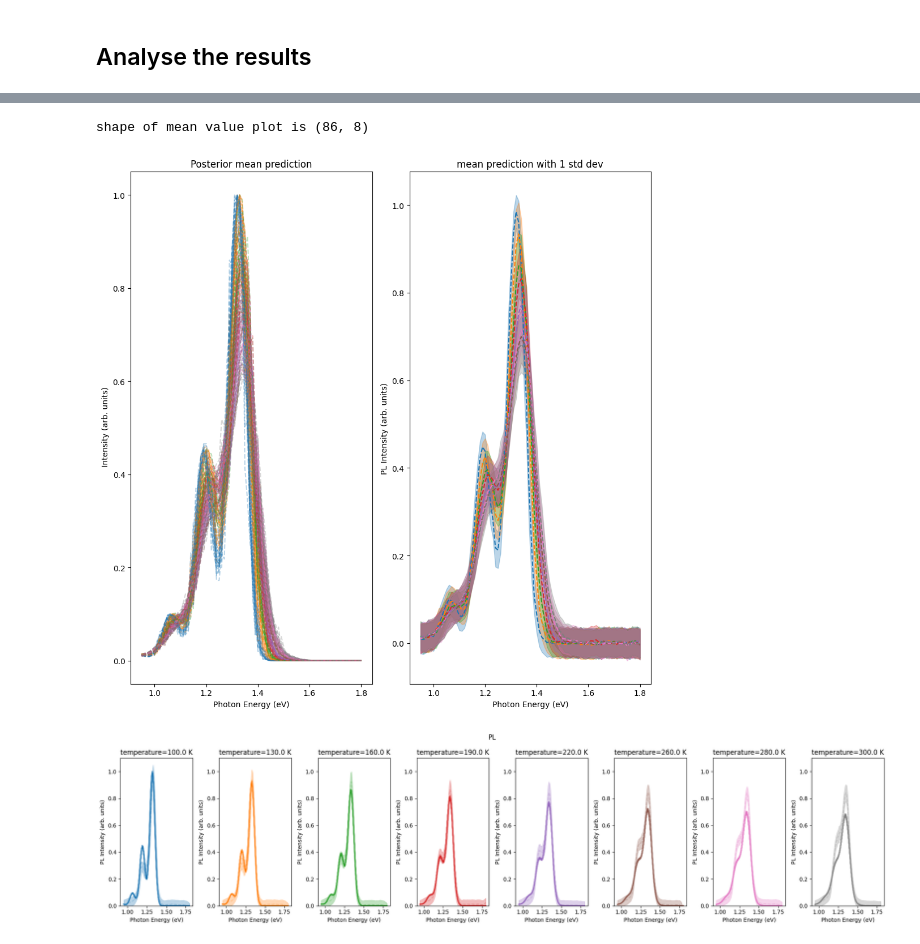
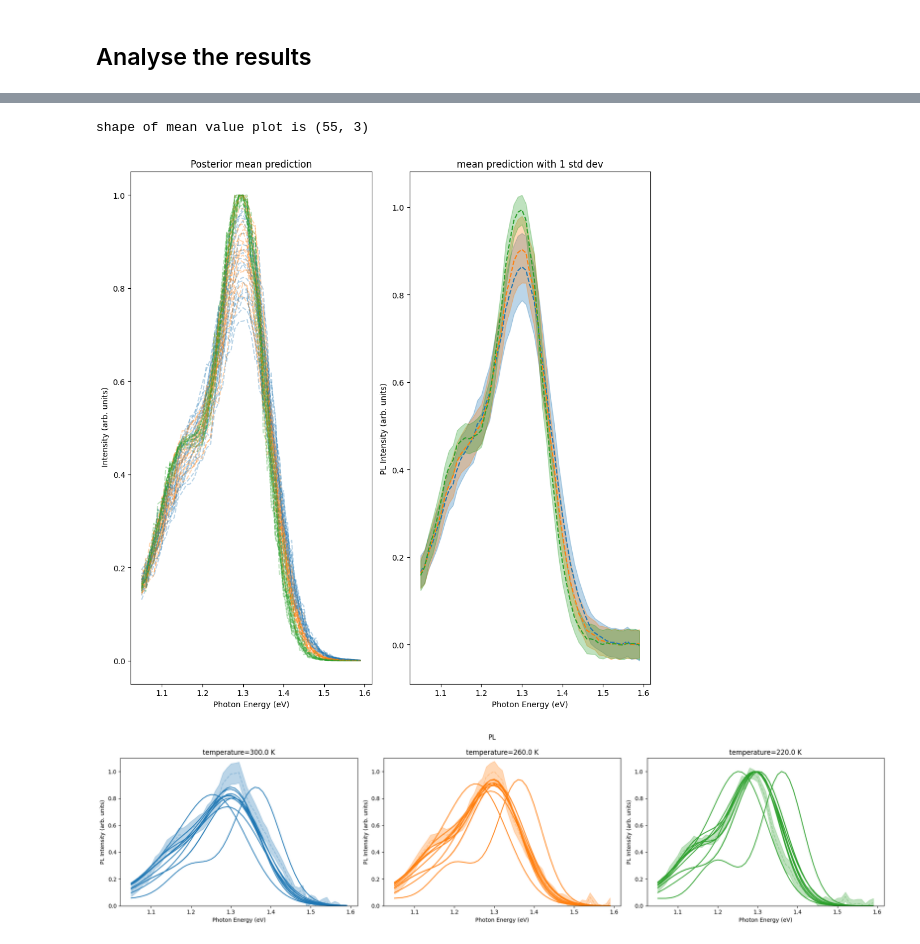
Before and after one commit to mohammedazzouzi15/pl_temp_fit, a Jupyter notebook: notebook/2_analyse_sampling_output_PL.ipynb, the cells around one changed output, grey strips where cells are left out. Cells and saved outputs as stored; diff of their text form; code cells hidden in the pictures.

```diff
--- a/notebook/2_analyse_sampling_output_PL.ipynb
+++ b/notebook/2_analyse_sampling_output_PL.ipynb
@@ -66,5 +63,5 @@ df_all
 # %%
-index_analyse = 1
+index_analyse = 0
 test_id = df_all['test_id'].loc[index_analyse]
 model_config, model_config_save = config_utils.load_model_config(test_id, database_folder = "fit_experimental_emcee_PL/fit_data_base/")
 filename = model_config_save['save_folder'] + "/sampler.h5"
@@ -74,5 +71,5 @@ distribution = reader.get_chain(discard=0, flat=True)
 from pl_temp_fit import plot_utils
 import importlib
 importlib.reload(plot_utils)
-plot_utils.plot_fit_statistics(reader,range_log_prior = (-500,0),discard=30,range_chi_square = (0,3),filter_log_likelihood=True)
+plot_utils.plot_fit_statistics(reader,range_log_prior = (-500,0),discard=0,range_chi_square = (0,3),filter_log_likelihood=True)
 # %% [output]
@@ -122,9 +119,9 @@ ax.set_xlim(1, 1.6)
 # %%
-plot_utils.plot_fit_to_experimental_data(model_config_save,model_config,reader,discard=60,filter_log_likelihood=True)
+plot_utils.plot_fit_to_experimental_data(model_config_save,model_config,reader,discard=1,filter_log_likelihood=False)
 # %% [output]
-shape of mean value plot is (86, 8)
+shape of mean value plot is (55, 3)
-[figure, old version]
+[figure, new version]
-[figure, old version]
+[figure, new version]
 # %%
 importlib.reload(plot_utils)
 plot_utils.plot_distribution(reader,model_config_save,discard=400,filter_log_likelihood=True)
```
Also changed, not shown: parts of 11 cells of this notebook, 5 other files.
